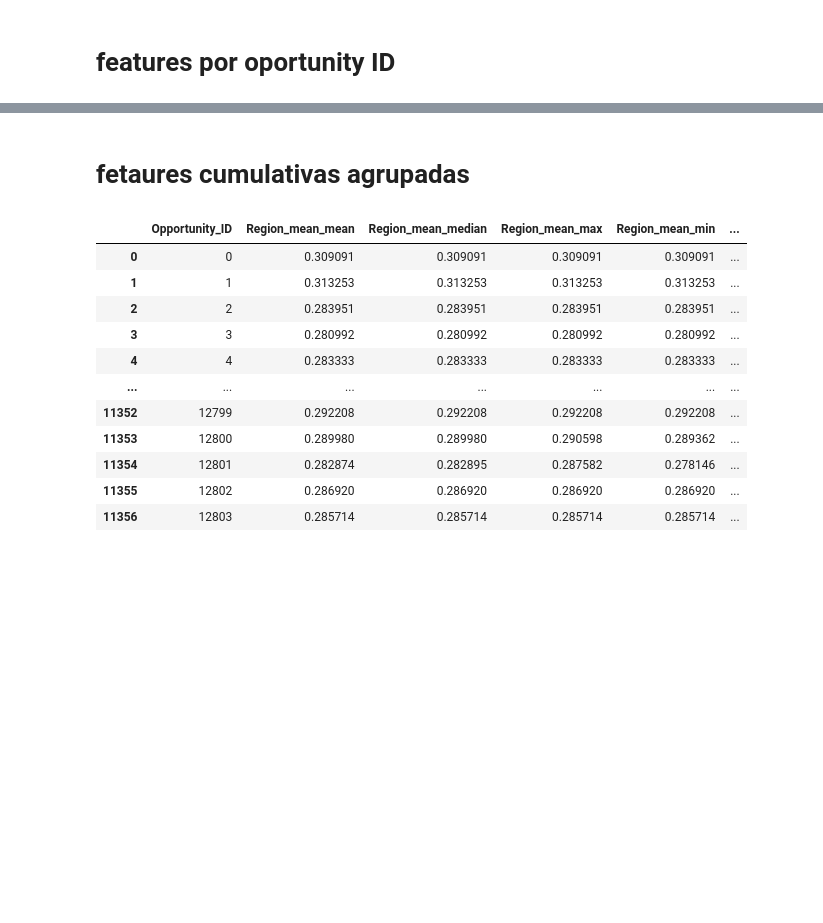
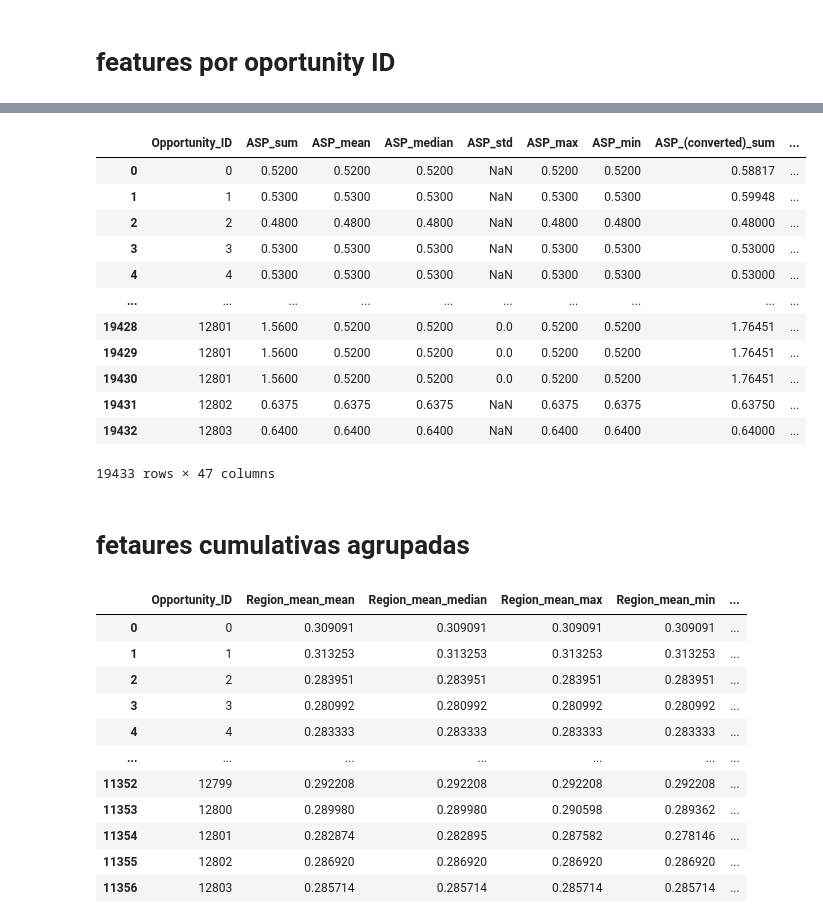
Before and after one commit to nazar9318/datos-tp2-2c2020, a Jupyter notebook: features_lucas_1.ipynb, the cells around one changed output, grey strips where cells are left out. Drawn from its saved outputs; the diff is of its cells as text; code cells hidden in the pictures; blank space fills up the shorter version.

```diff
--- a/features_lucas_1.ipynb
+++ b/features_lucas_1.ipynb
@@ -275,0 +304,2 @@ dataset_merge = dataset_merge.join(features_num, on= 'Opportunity_ID', how = 'le
+# %%
+dataset_merge = dataset_merge.merge(features_num, on= 'Opportunity_ID', how = 'left')
@@ -275,0 +323,12 @@ dataset_merge = dataset_merge.join(features_num, on= 'Opportunity_ID', how = 'le
+# %%
+dataset_para_mean_dates_bin= dataset_merge.loc[ : ,['Opportunity_ID','Pricing, Delivery_Terms_Quote_Appr','Pricing, Delivery_Terms_Approved', 'Bureaucratic_Code_0_Approval', 'Bureaucratic_Code_0_Approved', 'Account_Created_Date', 'Last_Modified_Date', 'Opportunity_Created_Date','Quote_Expiry_Date','Planned_Delivery_Start_Date','Planned_Delivery_End_Date']]
+# %%
+dataset_para_mean_dates_bin[['Account_Created_Date', 'Last_Modified_Date', 'Opportunity_Created_Date','Quote_Expiry_Date','Planned_Delivery_Start_Date','Planned_Delivery_End_Date']] = (dataset_para_mean_dates_bin[['Account_Created_Date', 'Last_Modified_Date', 'Opportunity_Created_Date','Quote_Expiry_Date','Planned_Delivery_Start_Date','Planned_Delivery_End_Date']] - datetime_object)
+dateFields = ['Account_Created_Date', 'Last_Modified_Date', 'Opportunity_Created_Date','Quote_Expiry_Date','Planned_Delivery_Start_Date','Planned_Delivery_End_Date']
+
+for field in dateFields:
+    dataset_para_mean_dates_bin[field] = dataset_para_mean_dates_bin[field].dt.days
+
+dataset_para_mean_dates_bin
+
+#dataset_para_mean_dates_bin=dataset_para_mean_dates_bin.groupby('Opportunity_ID').agg('mean')
@@ -275,0 +349,4 @@ dataset_merge = dataset_merge.join(features_num, on= 'Opportunity_ID', how = 'le
+# %%
+features_num = features_num.merge(dataset_para_mean_dates_bin, on= 'Opportunity_ID')
+
+features_num.head()
@@ -276,3 +361,19 @@ dataset_merge = dataset_merge.join(features_num, on= 'Opportunity_ID', how = 'le
+# %%
+features_num
+# %% [output]
+|  | Opportunity_ID | ASP_sum | ASP_mean | ASP_median | ASP_std | ASP_max | ASP_min | ASP_(converted)_sum | ... |
+| 0 | 0 | 0.5200 | 0.5200 | 0.5200 | NaN | 0.5200 | 0.5200 | 0.58817 | ... |
+| 1 | 1 | 0.5300 | 0.5300 | 0.5300 | NaN | 0.5300 | 0.5300 | 0.59948 | ... |
+| 2 | 2 | 0.4800 | 0.4800 | 0.4800 | NaN | 0.4800 | 0.4800 | 0.48000 | ... |
+| 3 | 3 | 0.5300 | 0.5300 | 0.5300 | NaN | 0.5300 | 0.5300 | 0.53000 | ... |
+| 4 | 4 | 0.5300 | 0.5300 | 0.5300 | NaN | 0.5300 | 0.5300 | 0.53000 | ... |
+| ... | ... | ... | ... | ... | ... | ... | ... | ... | ... |
+| 19428 | 12801 | 1.5600 | 0.5200 | 0.5200 | 0.0 | 0.5200 | 0.5200 | 1.76451 | ... |
+| 19429 | 12801 | 1.5600 | 0.5200 | 0.5200 | 0.0 | 0.5200 | 0.5200 | 1.76451 | ... |
+| 19430 | 12801 | 1.5600 | 0.5200 | 0.5200 | 0.0 | 0.5200 | 0.5200 | 1.76451 | ... |
+| 19431 | 12802 | 0.6375 | 0.6375 | 0.6375 | NaN | 0.6375 | 0.6375 | 0.63750 | ... |
+| 19432 | 12803 | 0.6400 | 0.6400 | 0.6400 | NaN | 0.6400 | 0.6400 | 0.64000 | ... |
+19433 rows × 47 columns
 # %% [markdown]
 # fetaures cumulativas agrupadas
 # %%
```
Also changed, not shown: parts of 16 cells of this notebook, 3 other files.
